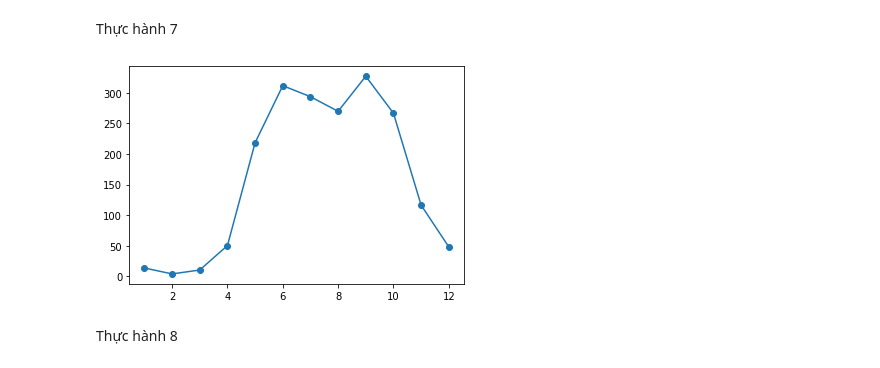
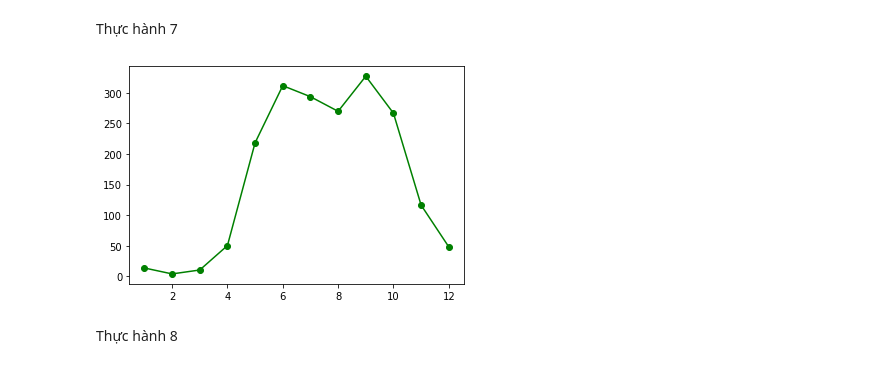
Before and after one commit to gnasche-2003/thuchanhtoancp, a Jupyter notebook: Buổi_2.ipynb, the cells around one changed output. Cells and saved outputs as stored; diff of their text form; code cells hidden in the pictures.

```diff
--- a/Buổi_2.ipynb
+++ b/Buổi_2.ipynb
@@ -124,10 +122,10 @@ from pylab import plot, show
 # %%
 hcm_rain = [13.8, 4.1, 10.5, 50.4, 218.4, 311.7, 293.7, 269.8, 327.1, 266.7, 116.5, 48.3]
 months = range(1,13)
-plot(months, hcm_rain, marker='o')
+plot(months, hcm_rain, marker='o', color='g')
 show()
 # %% [output]
-[figure, old version]
+[figure, new version]
 # %% [markdown]
 Thực hành 8
 # %%
```
Also changed, not shown: parts of 29 cells of this notebook.
